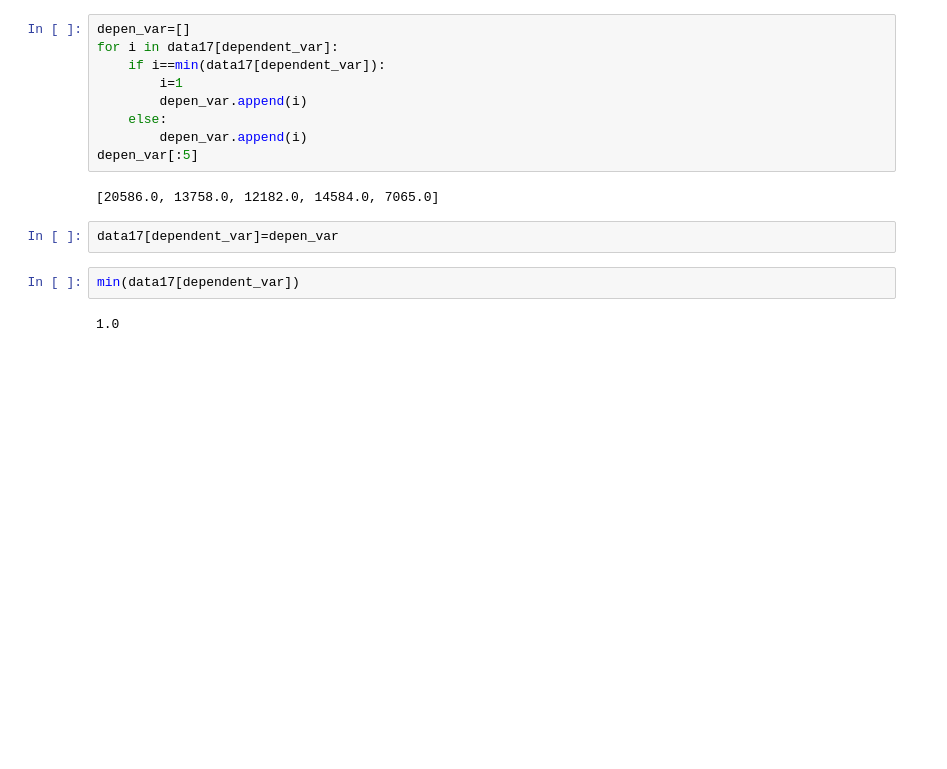
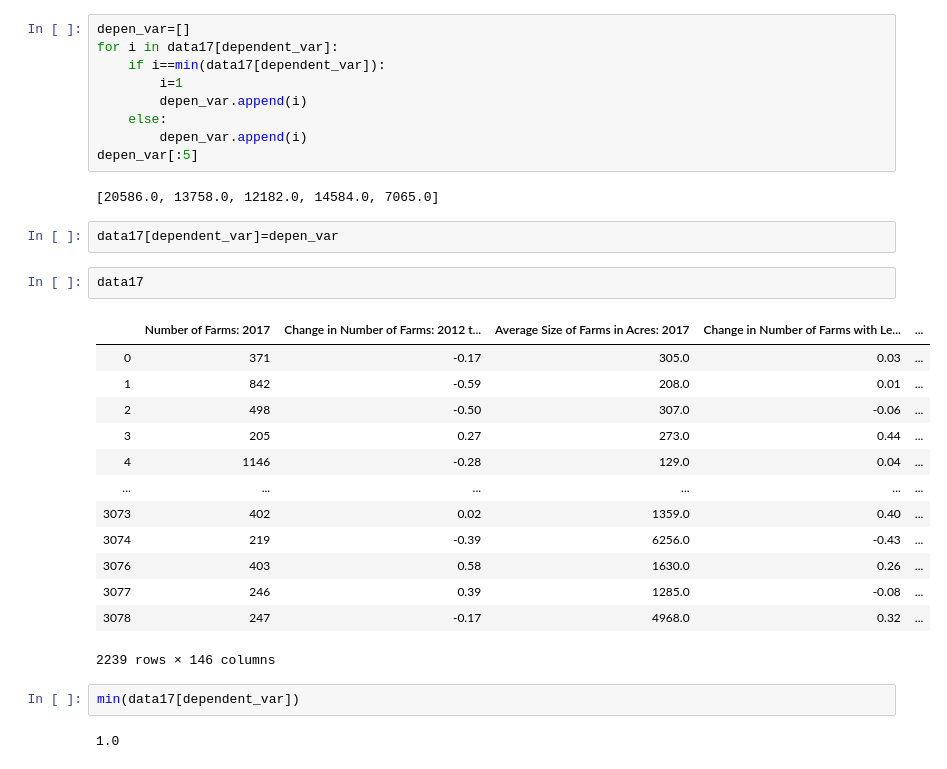
Before and after one commit to trevohearn/Agriculture_Project, a Jupyter notebook: Agriculture_project.ipynb, the cells around one changed output. Cells and saved outputs as stored; diff of their text form; blank space fills up the shorter version.

```diff
--- a/Agriculture_project.ipynb
+++ b/Agriculture_project.ipynb
@@ -541,6 +618,22 @@ depen_var[:5]
 [20586.0, 13758.0, 12182.0, 14584.0, 7065.0]
 # %%
 data17[dependent_var]=depen_var
+# %%
+data17
+# %% [output]
+|  | Number of Farms: 2017 | Change in Number of Farms: 2012 t... | Average Size of Farms in Acres: 2017 | Change in Number of Farms with Le... | ... |
+| 0 | 371 | -0.17 | 305.0 | 0.03 | ... |
+| 1 | 842 | -0.59 | 208.0 | 0.01 | ... |
+| 2 | 498 | -0.50 | 307.0 | -0.06 | ... |
+| 3 | 205 | 0.27 | 273.0 | 0.44 | ... |
+| 4 | 1146 | -0.28 | 129.0 | 0.04 | ... |
+| ... | ... | ... | ... | ... | ... |
+| 3073 | 402 | 0.02 | 1359.0 | 0.40 | ... |
+| 3074 | 219 | -0.39 | 6256.0 | -0.43 | ... |
+| 3076 | 403 | 0.58 | 1630.0 | 0.26 | ... |
+| 3077 | 246 | 0.39 | 1285.0 | -0.08 | ... |
+| 3078 | 247 | -0.17 | 4968.0 | 0.32 | ... |
+2239 rows × 146 columns
 # %%
 min(data17[dependent_var])
 # %% [output]
```
Also changed, not shown: parts of 20 cells of this notebook, 6 other files.
